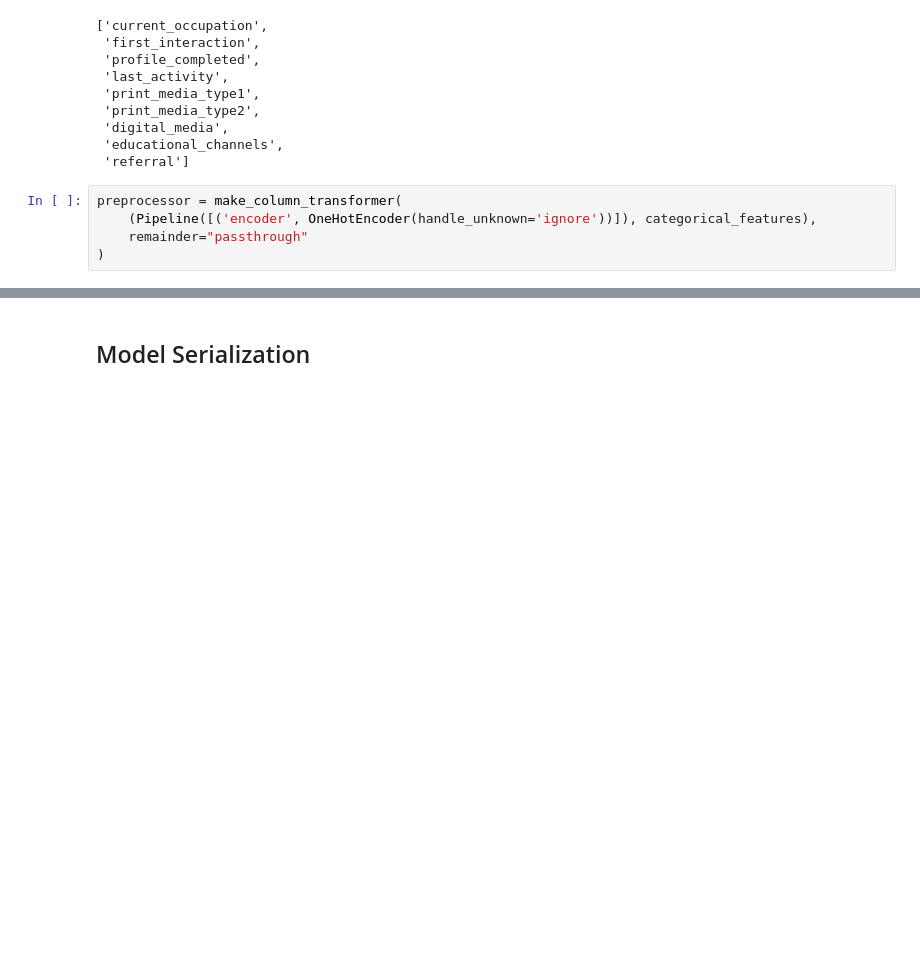
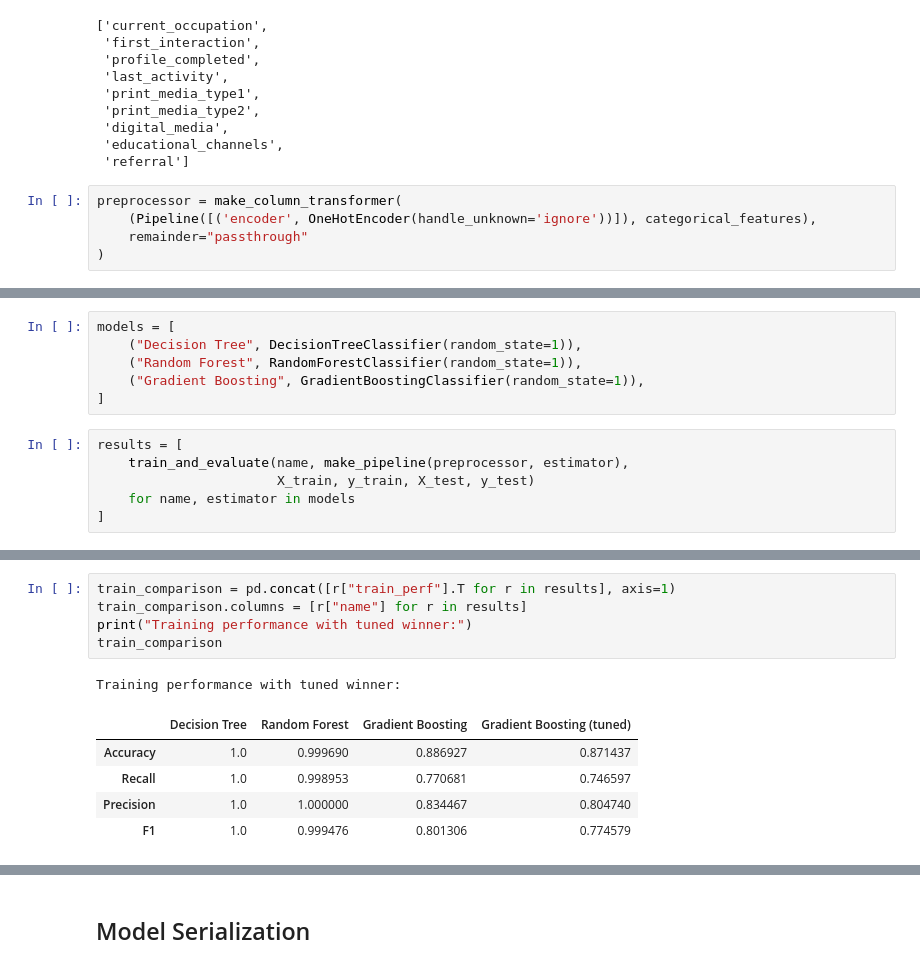
Before and after one commit to berns722/lead-scoring-model, a Jupyter notebook: notebooks/exploration.ipynb, the cells around one changed output, grey strips where cells are left out. Drawn from its saved outputs; the diff is of its cells as text; blank space fills up the shorter version.

```diff
--- a/notebooks/exploration.ipynb
+++ b/notebooks/exploration.ipynb
@@ -463,0 +429,12 @@ improve generalization.
+# %%
+models = [
+    ("Decision Tree", DecisionTreeClassifier(random_state=1)),
+    ("Random Forest", RandomForestClassifier(random_state=1)),
+    ("Gradient Boosting", GradientBoostingClassifier(random_state=1)),
+]
+# %%
+results = [
+    train_and_evaluate(name, make_pipeline(preprocessor, estimator),
+                       X_train, y_train, X_test, y_test)
+    for name, estimator in models
+]
@@ -583,0 +548,12 @@ feature_importance_df.head(10)
+# %%
+train_comparison = pd.concat([r["train_perf"].T for r in results], axis=1)
+train_comparison.columns = [r["name"] for r in results]
+print("Training performance with tuned winner:")
+train_comparison
+# %% [output]
+Training performance with tuned winner:
+|  | Decision Tree | Random Forest | Gradient Boosting | Gradient Boosting (tuned) |
+| Accuracy | 1.0 | 0.999690 | 0.886927 | 0.871437 |
+| Recall | 1.0 | 0.998953 | 0.770681 | 0.746597 |
+| Precision | 1.0 | 1.000000 | 0.834467 | 0.804740 |
+| F1 | 1.0 | 0.999476 | 0.801306 | 0.774579 |
```
Also changed, not shown: parts of 39 cells of this notebook.
